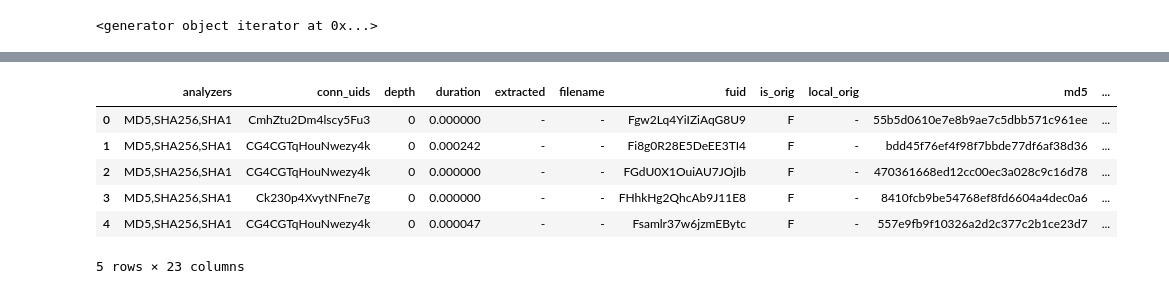
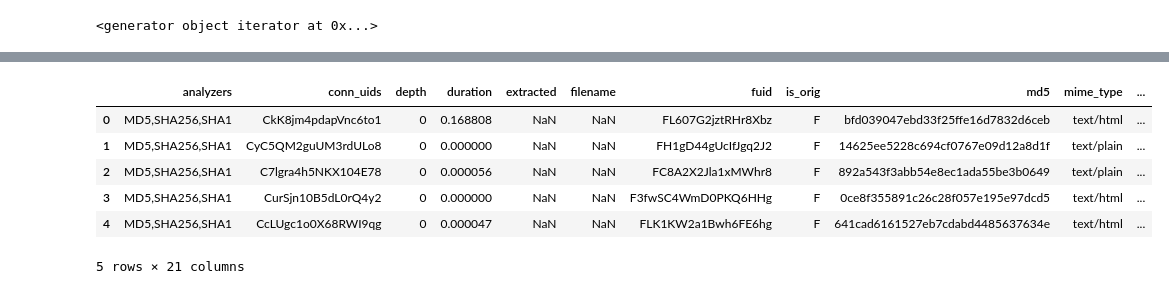
Before and after one commit to ollie314/workbench, a Jupyter notebook: notebooks/PCAP_DriveBy.ipynb, the cells around one changed output, grey strips where cells are left out. Cells and saved outputs as stored; diff of their text form; code cells hidden in the pictures.

```diff
--- a/notebooks/PCAP_DriveBy.ipynb
+++ b/notebooks/PCAP_DriveBy.ipynb
@@ -39,7 +42,7 @@ Run the workbench server (from somewhere, for the demo we're just going to start
 # Lets start to interact with workbench, please note there is NO specific client to workbench,
 # Just use the ZeroRPC Python, Node.js, or CLI interfaces.
 import zerorpc
-c = zerorpc.Client(timeout=600)
+c = zerorpc.Client()
 c.connect("tcp://127.0.0.1:4242")
 # %% [output]
 [None]
@@ -50,7 +53,7 @@ c.connect("tcp://127.0.0.1:4242")
 </font>
 # %%
 # Load in the PCAP file
-filename = '../test_files/pcap/winmediaplayer.pcap'
+filename = '../test_files/pcap/kitchen_boss.pcap'
 with open(filename,'rb') as f:
     pcap_md5 = c.store_sample(filename, f.read(), 'pcap')
 # %% [markdown]
@@ -94,6 +108,6 @@ cab_md5 = 'f44363d23cd082c1a99eb91d33e1c927'
 # %%
 # Grab the Bro logs that we want
-conn_log = c.stream_sample(output['bro_logs']['conn_log'], None)
+dns_log = c.stream_sample(output['bro_logs']['dns_log'], None)
 http_log = c.stream_sample(output['bro_logs']['http_log'], None)
 files_log = c.stream_sample(output['bro_logs']['files_log'], None)
 conn_log
@@ -150,13 +129,29 @@ http_df.head()
-# %%
-files_df.head()
-# %% [output]
-|  | analyzers | conn_uids | depth | duration | extracted | filename | fuid | is_orig | local_orig | md5 | ... |
-| 0 | MD5,SHA256,SHA1 | CmhZtu2Dm4lscy5Fu3 | 0 | 0.000000 | - | - | Fgw2Lq4YiIZiAqG8U9 | F | - | 55b5d0610e7e8b9ae7c5dbb571c961ee | ... |
-| 1 | MD5,SHA256,SHA1 | CG4CGTqHouNwezy4k | 0 | 0.000242 | - | - | Fi8g0R28E5DeEE3TI4 | F | - | bdd45f76ef4f98f7bbde77df6af38d36 | ... |
-| 2 | MD5,SHA256,SHA1 | CG4CGTqHouNwezy4k | 0 | 0.000000 | - | - | FGdU0X1OuiAU7JOjIb | F | - | 470361668ed12cc00ec3a028c9c16d78 | ... |
-| 3 | MD5,SHA256,SHA1 | Ck230p4XvytNFne7g | 0 | 0.000000 | - | - | FHhkHg2QhcAb9J11E8 | F | - | 8410fcb9be54768ef8fd6604a4dec0a6 | ... |
-| 4 | MD5,SHA256,SHA1 | CG4CGTqHouNwezy4k | 0 | 0.000047 | - | - | Fsamlr37w6jzmEBytc | F | - | 557e9fb9f10326a2d2c377c2b1ce23d7 | ... |
-5 rows × 23 columns
+# %%
+import pandas as pd
+
+# Okay take the generators returned by stream_sample and efficiently create dataframes
+# LIKE BUTTER I TELL YOU!
+dns_df = pd.DataFrame(dns_log)
+http_df = pd.DataFrame(http_log)
+files_df = pd.DataFrame(files_log)
+
+# Some dataframe cleanup (Bro puts '-' for stuff it doesn't know)
+import numpy as np
+dns_df.replace('-', np.nan, inplace=True)
+dns_df.dropna(axis=[0,1], how='all', inplace=True)
+http_df.replace('-', np.nan, inplace=True)
+http_df.dropna(axis=[0,1], how='all', inplace=True)
+files_df.replace('-', np.nan, inplace=True)
+files_df.dropna(axis=[0,1], how='all', inplace=True)
+files_df.head()
+# %% [output]
+|  | analyzers | conn_uids | depth | duration | extracted | filename | fuid | is_orig | md5 | mime_type | ... |
+| 0 | MD5,SHA256,SHA1 | CkK8jm4pdapVnc6to1 | 0 | 0.168808 | NaN | NaN | FL607G2jztRHr8Xbz | F | bfd039047ebd33f25ffe16d7832d6ceb | text/html | ... |
+| 1 | MD5,SHA256,SHA1 | CyC5QM2guUM3rdULo8 | 0 | 0.000000 | NaN | NaN | FH1gD44gUcIfJgq2J2 | F | 14625ee5228c694cf0767e09d12a8d1f | text/plain | ... |
+| 2 | MD5,SHA256,SHA1 | C7lgra4h5NKX104E78 | 0 | 0.000056 | NaN | NaN | FC8A2X2Jla1xMWhr8 | F | 892a543f3abb54e8ec1ada55be3b0649 | text/plain | ... |
+| 3 | MD5,SHA256,SHA1 | CurSjn10B5dL0rQ4y2 | 0 | 0.000000 | NaN | NaN | F3fwSC4WmD0PKQ6HHg | F | 0ce8f355891c26c28f057e195e97dcd5 | text/html | ... |
+| 4 | MD5,SHA256,SHA1 | CcLUgc1o0X68RWI9qg | 0 | 0.000047 | NaN | NaN | FLK1KW2a1Bwh6FE6hg | F | 641cad6161527eb7cdabd4485637634e | text/html | ... |
+5 rows × 21 columns
 # %% [markdown]
 <div style="float: left; margin: 0px 0px 0px 0px"><img src="files/images/confused.jpg" width="350px"></div>
 
```
Also changed, not shown: parts of 66 cells of this notebook.
